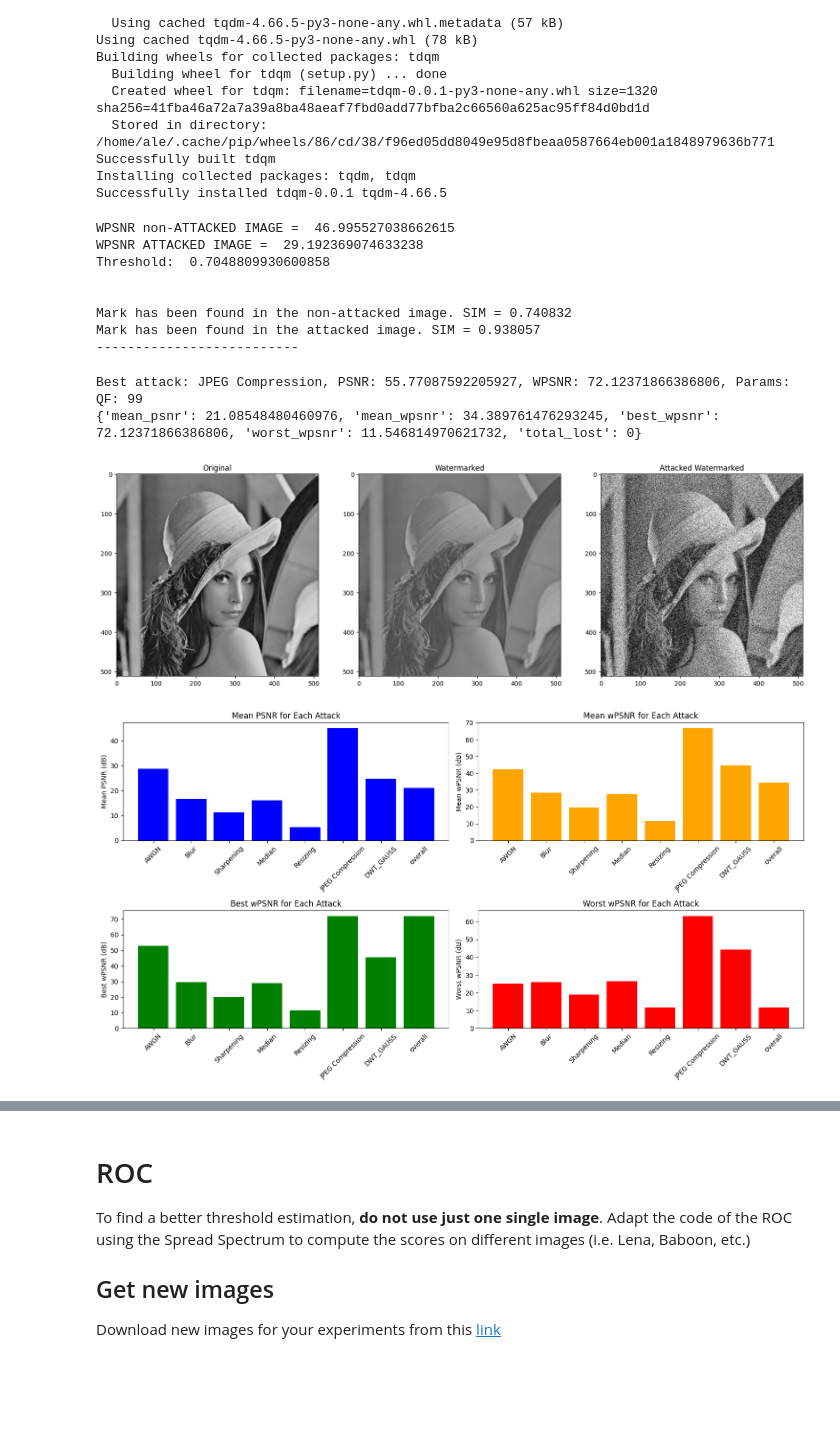
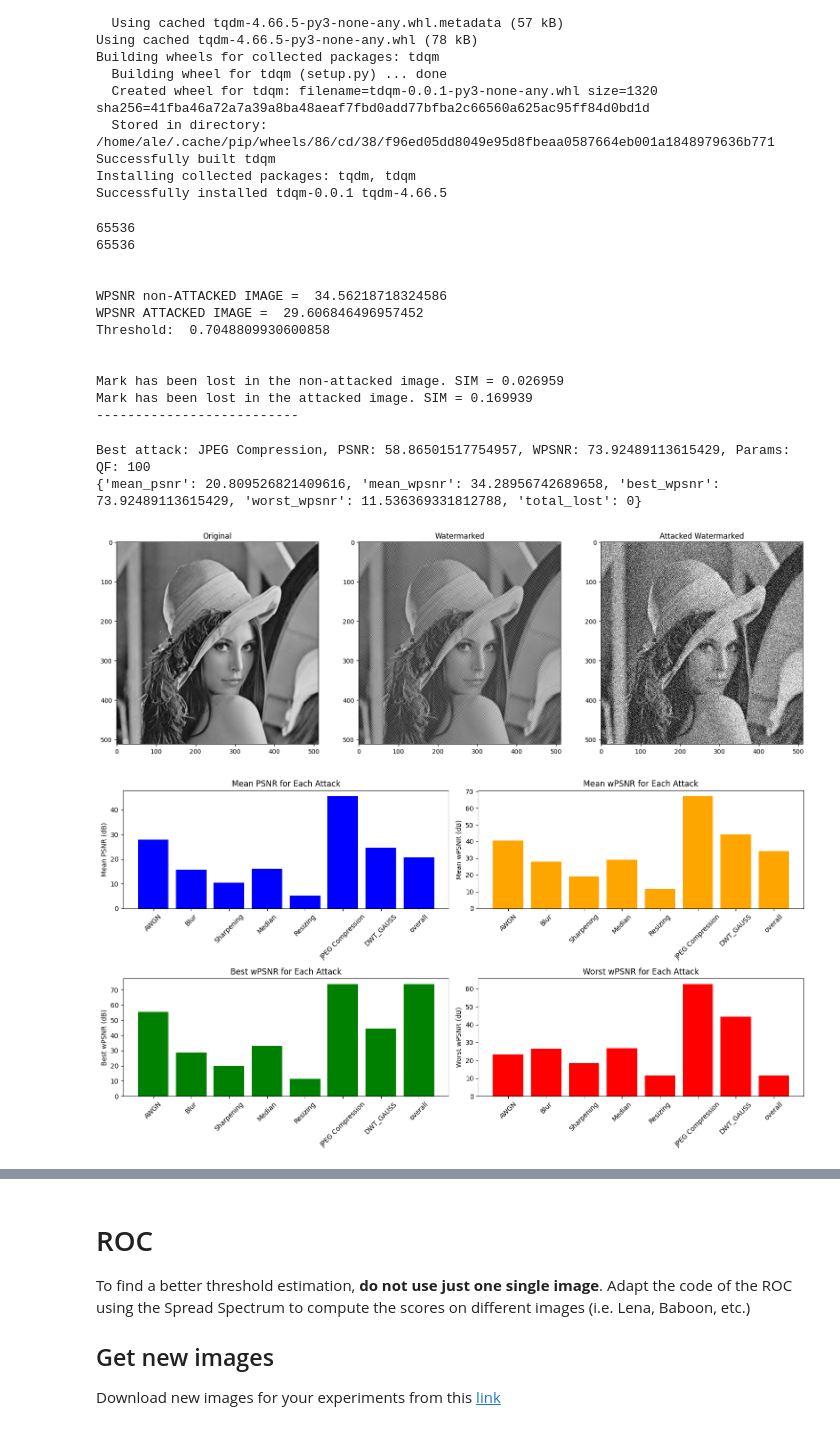
Before and after one commit to Bordi00/multimedia-data-security, a Jupyter notebook: test_tenko.ipynb, the cells around one changed output, grey strips where cells are left out. Cells and saved outputs as stored; diff of their text form; code cells hidden in the pictures; blank space fills up the shorter version.

Commit message:
adding LDPC to embedding

```diff
--- a/test_tenko.ipynb
+++ b/test_tenko.ipynb
@@ -1684,0 +1708,24 @@ Decoded length: 1024 bits
+# %%
+import numpy as np
+from pyldpc import make_ldpc, encode, decode, get_message
+n = 2048
+d_v = 4
+d_c = 8
+snr = 20
+H, G = make_ldpc(n, d_v, d_c, systematic=True, sparse=True)
+markExtended = np.append(mark, [0, 0, 0])
+y = encode(G, markExtended, snr)
+
+
+for _ in range(4096):
+    y[np.random.randint(0, 2048)] = np.random.randint(0, 1)
+
+
+d = decode(H, y, snr, maxiter=100)
+x = get_message(G, d)
+markExtracted = np.delete(x, np.s_[-3:])
+print(abs(mark - markExtracted).sum() == 0)
+print(similarity(mark, markExtracted))
+
+# n = 2040, k = 1023
+# n = 2048, k = 1027
@@ -1785,7 +1835,7 @@ def embeddingDCT(image, mark_size, alpha, mark, perceptual_mask, v='multiplicati
     mark_idx = 0
 
     # Skip the first 10 most significant DCT coefficients
-    for idx, loc in enumerate(locations[100:]):  # Skip top 10 coefficients
+    for idx, loc in enumerate(locations[-mark_size:]):  # Skip top 10 coefficients
         if mark_idx >= len(mark):  # Stop if we've used all watermark bits
             break
 
@@ -1823,11 +1873,18 @@ def embedding(image, mark_size, alpha, v='multiplicative'):
     coeffs2 = pywt.dwt2(image, 'haar')
     LL, (LH, HL, HH) = coeffs2
 
+    # Perform DWT to get subbands
+    coeffs3 = pywt.dwt2(LL, 'haar')
+    LL1, (LH1, HL1, HH1) = coeffs3
+
     # Embed watermark in HH subband using the perceptual mask
-    watermarkedHH = embeddingDCT(HH, mark_size, alpha, mark, mask)
+    watermarkedHH1 = embeddingDCT(HH1, mark_size, alpha, mark, mask)
 
     # Reconstruct the watermarked image using inverse DWT
-    watermarked = pywt.idwt2((LL, (LH, HL, watermarkedHH)), 'haar')
+    watermarkedLL1 = pywt.idwt2((LL1, (LH1, HL1, watermarkedHH1)), 'haar')
+
+    # Reconstruct the watermarked image using inverse DWT
+    watermarked = pywt.idwt2((watermarkedLL1, (LH, HL, HH)), 'haar')
 
     return mark, watermarked
 
@@ -1861,7 +1918,8 @@ def detection(image, watermarked, alpha, mark_size, v='multiplicative'):
 
     # Skip the first few DCT coefficients and extract the watermark using the perceptual mask
     mark_idx = 0
-    for idx, loc in enumerate(locations[100:]):  # Skip the first 10 coefficients as in embedding
+    print(len(locations))
+    for idx, loc in enumerate(locations[-mark_size:]):  # Skip the first 10 coefficients as in embedding
         if mark_idx >= mark_size:  # Stop if we've extracted all watermark bits
             break
 
@@ -1928,37 +1986,41 @@ print('\n')
 if sim_NOTattacked > Tau:
         print('Mark has been found in the non-attacked image. SIM = %f' % sim_NOTattacked)
 else:
         print('Mark has been lost in the non-attacked image. SIM = %f' % sim_NOTattacked)
 if sim_Attacked > Tau:
         print('Mark has been found in the attacked image. SIM = %f' % sim_Attacked)
 else:
         print('Mark has been lost in the attacked image. SIM = %f' % sim_Attacked)
 print('--------------------------')
 print('\n')
 
 import sys
 sys.path.append(os.path.join(os.getcwd(), 'common'))
 import importlib
 import attacks as attacks
 
 # Reload the entire module, not the function
 importlib.reload(attacks)
 
 (history,_) = attacks.multiple_attacks(watermarked1)   #INSERT YOUR EMBEDDED IMAGE HERE
 #print(history)
 stats = attacks.stats(history)               #compute the statistics
 print(stats['overall'])
 attacks.plot_stats(stats)                    #visualize the statics
 # %% [output]
-WPSNR non-ATTACKED IMAGE =  46.995527038662615
-WPSNR ATTACKED IMAGE =  29.192369074633238
+65536
+65536
+
+
+WPSNR non-ATTACKED IMAGE =  34.56218718324586
+WPSNR ATTACKED IMAGE =  29.606846496957452
 Threshold:  0.7048809930600858
 
 
-Mark has been found in the non-attacked image. SIM = 0.740832
-Mark has been found in the attacked image. SIM = 0.938057
+Mark has been lost in the non-attacked image. SIM = 0.026959
+Mark has been lost in the attacked image. SIM = 0.169939
 --------------------------
-Best attack: JPEG Compression, PSNR: 55.77087592205927, WPSNR: 72.12371866386806, Params: QF: 99
-{'mean_psnr': 21.08548480460976, 'mean_wpsnr': 34.389761476293245, 'best_wpsnr': 72.12371866386806, 'worst_wpsnr': 11.546814970621732, 'total_lost': 0}
+Best attack: JPEG Compression, PSNR: 58.86501517754957, WPSNR: 73.92489113615429, Params: QF: 100
+{'mean_psnr': 20.809526821409616, 'mean_wpsnr': 34.28956742689658, 'best_wpsnr': 73.92489113615429, 'worst_wpsnr': 11.536369331812788, 'total_lost': 0}
 [figure]
-[figure, old version]
+[figure, new version]
```
Also changed, not shown: parts of 4 cells of this notebook, 2 other files.
